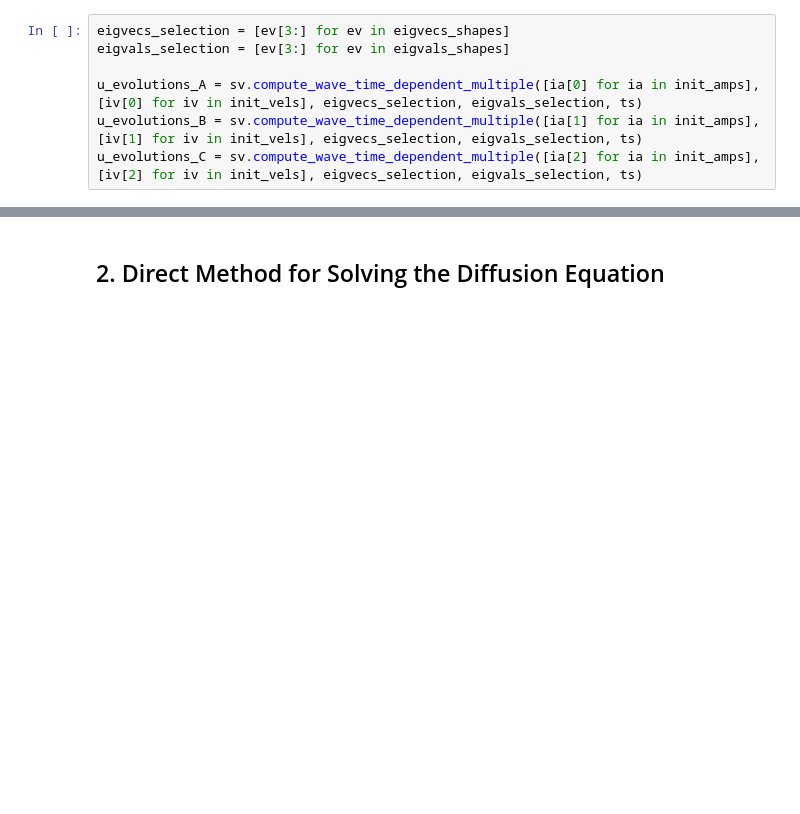
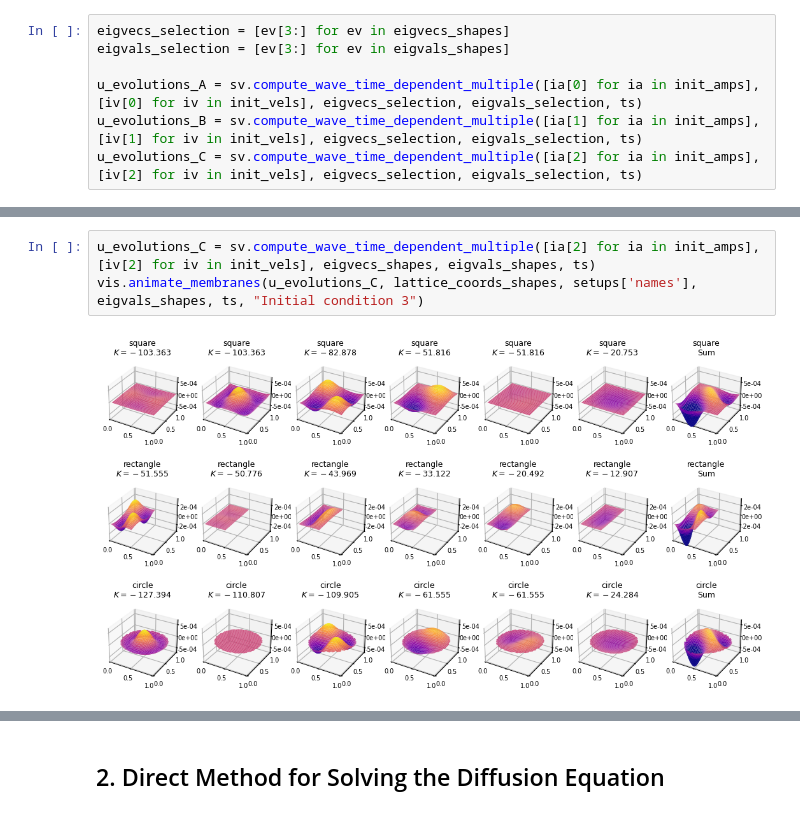
Before and after one commit to mboyan/scented-candles, a Jupyter notebook: Assignment Set 3/AssignmentSet3.ipynb, the cells around one changed output, grey strips where cells are left out. Cells and saved outputs as stored; diff of their text form; blank space fills up the shorter version.

```diff
--- a/Assignment Set 3/AssignmentSet3.ipynb
+++ b/Assignment Set 3/AssignmentSet3.ipynb
@@ -434,0 +440,5 @@ vis.plot_time_dependent_solutions(u_evolutions_C, ts_selection, lattice_coords_s
+# %%
+u_evolutions_C = sv.compute_wave_time_dependent_multiple([ia[2] for ia in init_amps], [iv[2] for iv in init_vels], eigvecs_shapes, eigvals_shapes, ts)
+vis.animate_membranes(u_evolutions_C, lattice_coords_shapes, setups['names'], eigvals_shapes, ts, "Initial condition 3")
+# %% [output]
+[figure, added]
```
Also changed, not shown: parts of 27 cells of this notebook, 2 other files.
